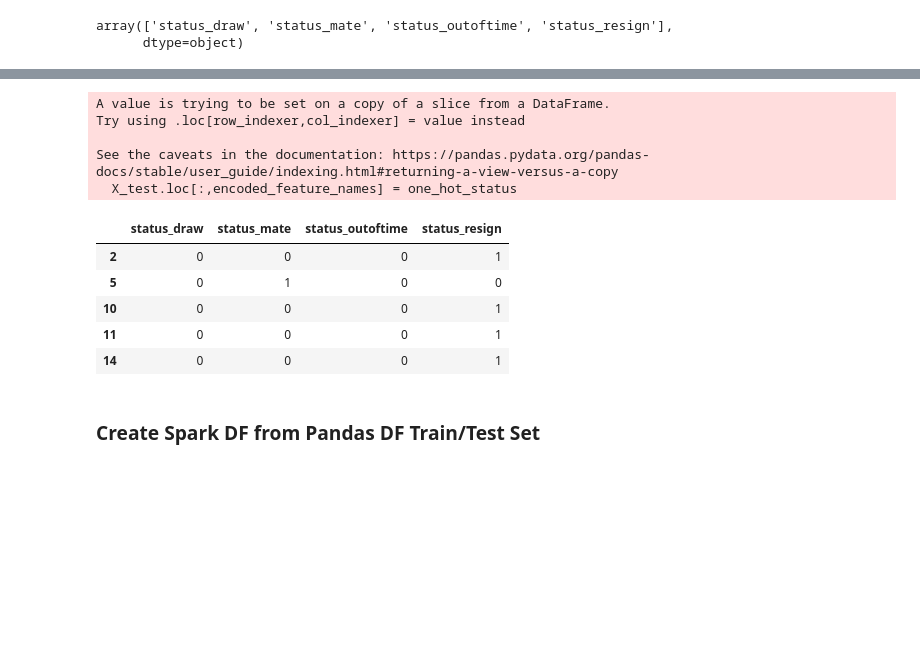
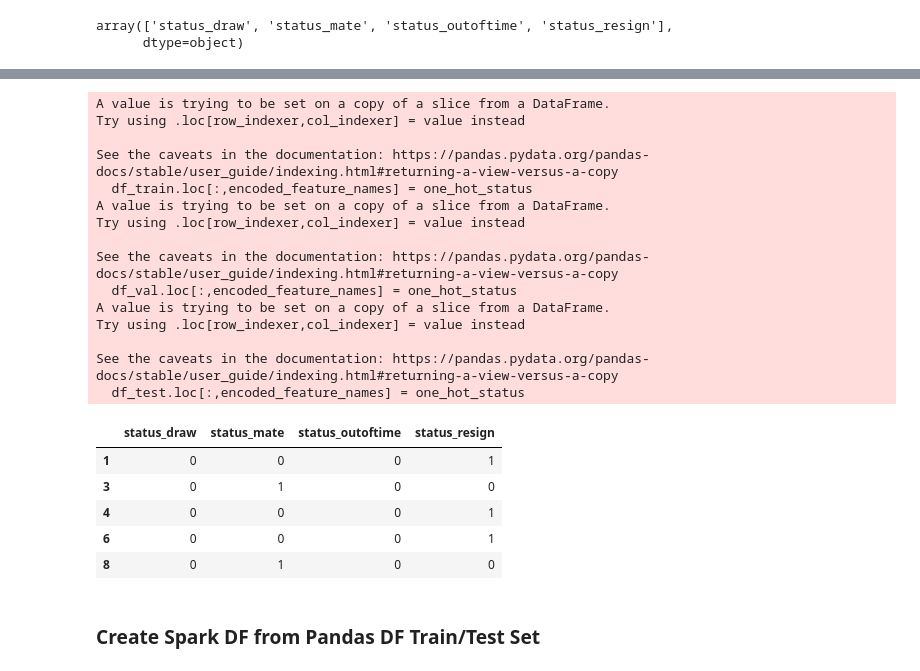
Before and after one commit to yuxiang-zhang/bigdata-spark-lichess, a Jupyter notebook: data_wrangling.ipynb, the cells around one changed output, grey strips where cells are left out. Saved outputs shown, nothing was run; the diff lists cells and outputs as text; code cells hidden in the pictures; blank space fills up the shorter version.

```diff
--- a/data_wrangling.ipynb
+++ b/data_wrangling.ipynb
@@ -206,11 +231,11 @@ y_pd = y.toPandas()
 # %%
-player_ids = pd.DataFrame(X_pd[['white_id', 'black_id']])
+player_ids = pd.DataFrame(df_pd[['white_id', 'black_id']])
 player_ids = player_ids.stack().pipe(lambda s: pd.Series(pd.factorize(s.values)[0], s.index)).unstack()
 
-X_pd['white_id_num'] = player_ids['white_id']
-X_pd['black_id_num'] = player_ids['black_id']
+df_pd['white_id_num'] = player_ids['white_id']
+df_pd['black_id_num'] = player_ids['black_id']
 
-X_pd[['white_id', 'white_id_num', 'black_id', 'black_id_num']]
+df_pd[['white_id', 'white_id_num', 'black_id', 'black_id_num']]
 # %% [output]
 |  | white_id | white_id_num | black_id | black_id_num |
 | 0 | konst767 | 0 | ducksandcats | 1 |
@@ -231,12 +256,17 @@ X_pd[['white_id', 'white_id_num', 'black_id', 'black_id_num']]
 from sklearn.model_selection import GroupShuffleSplit
 # %%
 gss = GroupShuffleSplit(n_splits=1, test_size=0.2, random_state=seed)
-train_idx, test_idx = next(gss.split(X_pd, y_pd, groups=X_pd['white_id_num']))
+train_val_idx, test_idx = next(gss.split(df_pd, df_pd['winner'], groups=df_pd['white_id_num']))
 
-X_train = X_pd.iloc[train_idx]
-y_train = y_pd.iloc[train_idx]
+df_train_val = df_pd.iloc[train_val_idx]
 
-X_test = X_pd.iloc[test_idx]
-y_test = y_pd.iloc[test_idx]
+df_test = df_pd.iloc[test_idx]
+# %%
+gss = GroupShuffleSplit(n_splits=1, test_size=0.2, random_state=seed)
+train_idx, val_idx = next(gss.split(df_train_val, df_train_val['winner'], groups=df_train_val['white_id_num']))
+
+df_train = df_train_val.iloc[train_idx]
+
+df_val = df_train_val.iloc[val_idx]
 # %%
 # Proof that none of the IDs from the training set are present in the test set.
@@ -253,7 +279,7 @@ assert count == 0, 'A group is present in both training and test sets'
 From inspection, we observe 4 unique values for this categorical feature: `'resign', 'outoftime', 'mate', 'draw'`. We perform one-hot encoding before feeding this into the model.
 # %%
 enc = OneHotEncoder(sparse=False, dtype=int, handle_unknown='ignore')
-enc.fit(X_train['victory_status'].to_numpy().reshape(-1, 1))
+enc.fit(df_train['victory_status'].to_numpy().reshape(-1, 1))
 encoded_feature_names = 'status_' + enc.categories_[0]
 encoded_feature_names
 # %% [output]
@@ -278,18 +288,34 @@ See the caveats in the documentation: https://pandas.pydata.org/pandas-docs/stab
-# %%
-one_hot_status = enc.transform(X_test['victory_status'].to_numpy().reshape(-1, 1))
-X_test.loc[:,encoded_feature_names] = one_hot_status
-X_test[encoded_feature_names].head()
-# %% [output]
-A value is trying to be set on a copy of a slice from a DataFrame.
-Try using .loc[row_indexer,col_indexer] = value instead
-
-See the caveats in the documentation: https://pandas.pydata.org/pandas-docs/stable/user_guide/indexing.html#returning-a-view-versus-a-copy
-  X_test.loc[:,encoded_feature_names] = one_hot_status
-|  | status_draw | status_mate | status_outoftime | status_resign |
-| 2 | 0 | 0 | 0 | 1 |
-| 5 | 0 | 1 | 0 | 0 |
-| 10 | 0 | 0 | 0 | 1 |
-| 11 | 0 | 0 | 0 | 1 |
-| 14 | 0 | 0 | 0 | 1 |
+# %%
+one_hot_status = enc.transform(df_train['victory_status'].to_numpy().reshape(-1, 1))
+df_train.loc[:,encoded_feature_names] = one_hot_status
+
+one_hot_status = enc.transform(df_val['victory_status'].to_numpy().reshape(-1, 1))
+df_val.loc[:,encoded_feature_names] = one_hot_status
+
+one_hot_status = enc.transform(df_test['victory_status'].to_numpy().reshape(-1, 1))
+df_test.loc[:,encoded_feature_names] = one_hot_status
+df_train[encoded_feature_names].head()
+# %% [output]
+A value is trying to be set on a copy of a slice from a DataFrame.
+Try using .loc[row_indexer,col_indexer] = value instead
+
+See the caveats in the documentation: https://pandas.pydata.org/pandas-docs/stable/user_guide/indexing.html#returning-a-view-versus-a-copy
+  df_train.loc[:,encoded_feature_names] = one_hot_status
+A value is trying to be set on a copy of a slice from a DataFrame.
+Try using .loc[row_indexer,col_indexer] = value instead
+
+See the caveats in the documentation: https://pandas.pydata.org/pandas-docs/stable/user_guide/indexing.html#returning-a-view-versus-a-copy
+  df_val.loc[:,encoded_feature_names] = one_hot_status
+A value is trying to be set on a copy of a slice from a DataFrame.
+Try using .loc[row_indexer,col_indexer] = value instead
+
+See the caveats in the documentation: https://pandas.pydata.org/pandas-docs/stable/user_guide/indexing.html#returning-a-view-versus-a-copy
+  df_test.loc[:,encoded_feature_names] = one_hot_status
+|  | status_draw | status_mate | status_outoftime | status_resign |
+| 1 | 0 | 0 | 0 | 1 |
+| 3 | 0 | 1 | 0 | 0 |
+| 4 | 0 | 0 | 0 | 1 |
+| 6 | 0 | 0 | 0 | 1 |
+| 8 | 0 | 1 | 0 | 0 |
 # %% [markdown]
 ### Create Spark DF from Pandas DF Train/Test Set
```
Also changed, not shown: parts of 25 cells of this notebook.
